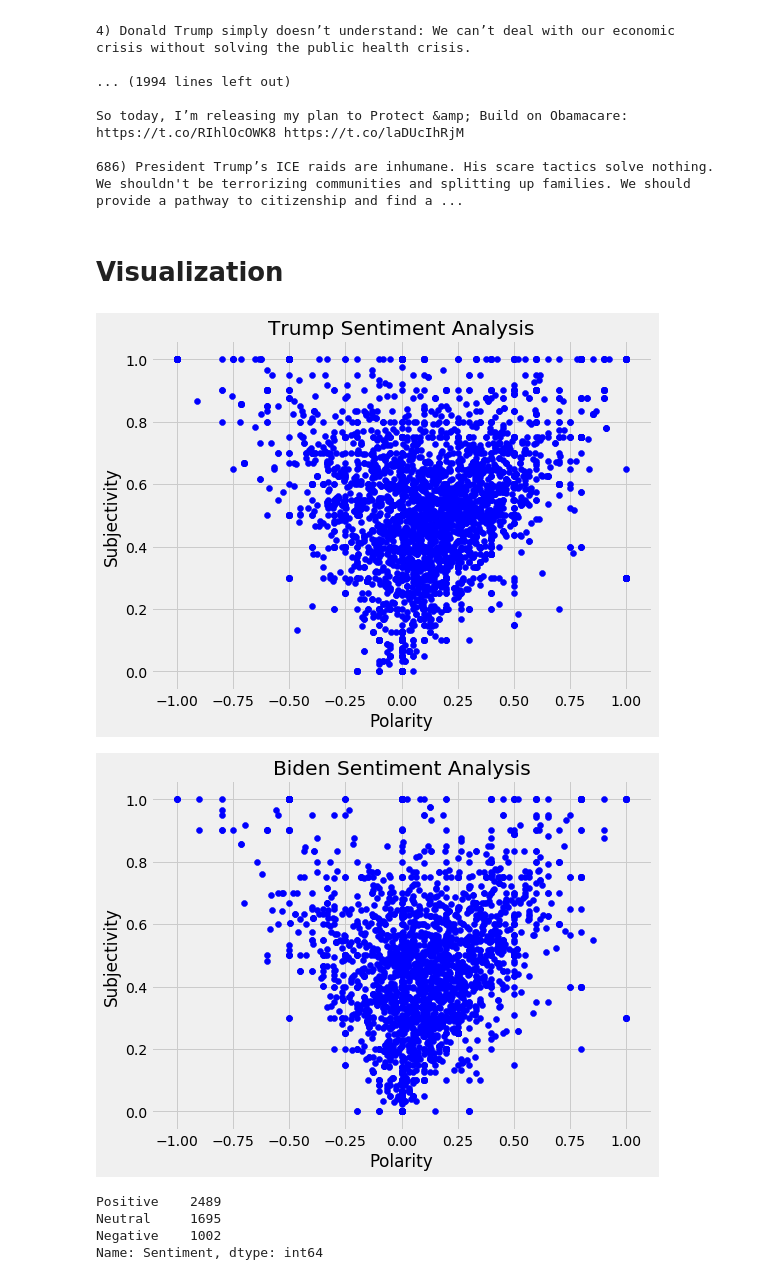
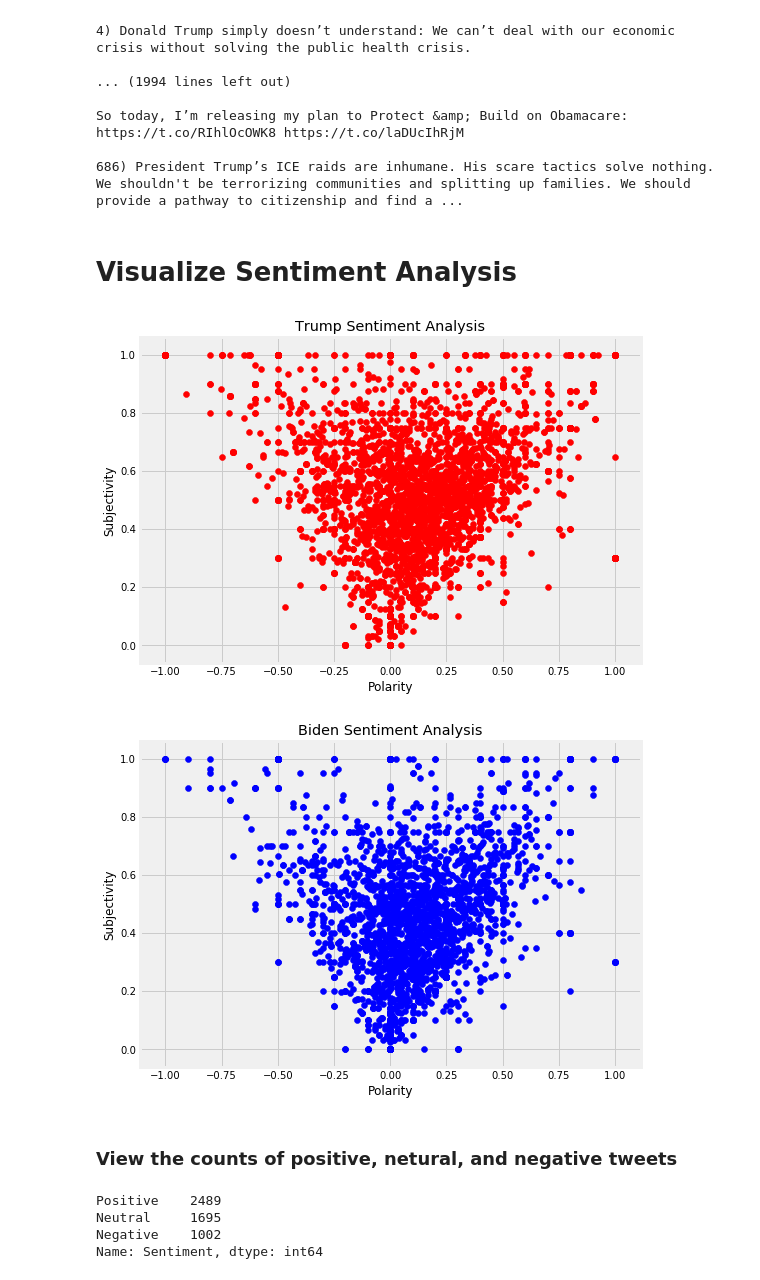
Before and after one commit to DavidMelnychuk/analyze-trump-biden, a Jupyter notebook: analyze_tweets.ipynb, the cells around one changed output. Saved outputs shown, nothing was run; the diff lists cells and outputs as text; code cells hidden in the pictures.

Commit message:
improve sentiment analysis visualization

```diff
--- a/analyze_tweets.ipynb
+++ b/analyze_tweets.ipynb
@@ -452,33 +395,33 @@ I'll give caregivers and early childhood educators a much-needed raise.
 So today, I’m releasing my plan to Protect &amp; Build on Obamacare: https://t.co/RIhlOcOWK8 https://t.co/laDUcIhRjM
 
 686) President Trump’s ICE raids are inhumane. His scare tactics solve nothing. We shouldn't be terrorizing communities and splitting up families. We should provide a pathway to citizenship and find a ...
-# %% [markdown]
-# Visualization
+# %% [markdown]
+# Visualize Sentiment Analysis
 # %%
-plt.style.use('fivethirtyeight')
-# Plotting
 plt.figure(figsize=(8,6))
-for i in range(0, trump_df.shape[0]):
-  plt.scatter(trump_df["Polarity"][i], trump_df["Subjectivity"][i], color='Blue')
-# plt.scatter(x,y,color)
+for i in range(0, len(trump_df)):
+    plt.scatter(trump_df["Polarity"][i], trump_df["Subjectivity"][i], color='Red')
+
 plt.title('Trump Sentiment Analysis')
 plt.xlabel('Polarity')
 plt.ylabel('Subjectivity')
 plt.show()
 # %% [output]
-[figure, old version]
+[figure, new version]
 # %%
 # Plotting
 plt.figure(figsize=(8,6))
-for i in range(0, biden_df.shape[0]):
-  plt.scatter(biden_df["Polarity"][i], biden_df["Subjectivity"][i], color='Blue')
-# plt.scatter(x,y,color)
+for i in range(0, len(biden_df)):
+    plt.scatter(biden_df["Polarity"][i], biden_df["Subjectivity"][i], color='Blue')
+
 plt.title('Biden Sentiment Analysis')
 plt.xlabel('Polarity')
 plt.ylabel('Subjectivity')
 plt.show()
 # %% [output]
-[figure, old version]
+[figure, new version]
+# %% [markdown]
+### View the counts of positive, netural, and negative tweets
 # %%
 trump_df['Sentiment'].value_counts()
 # %% [output]
```
Also changed, not shown: parts of 44 cells of this notebook.
